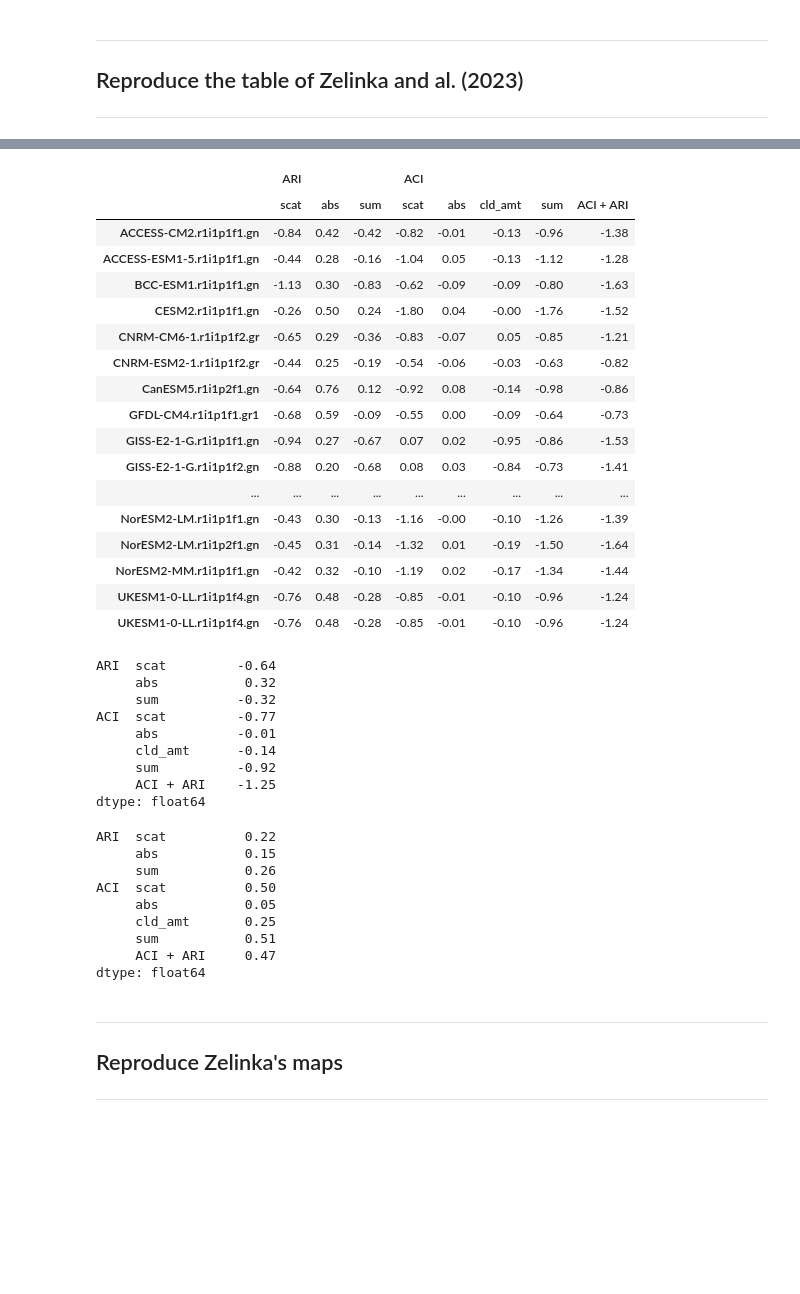
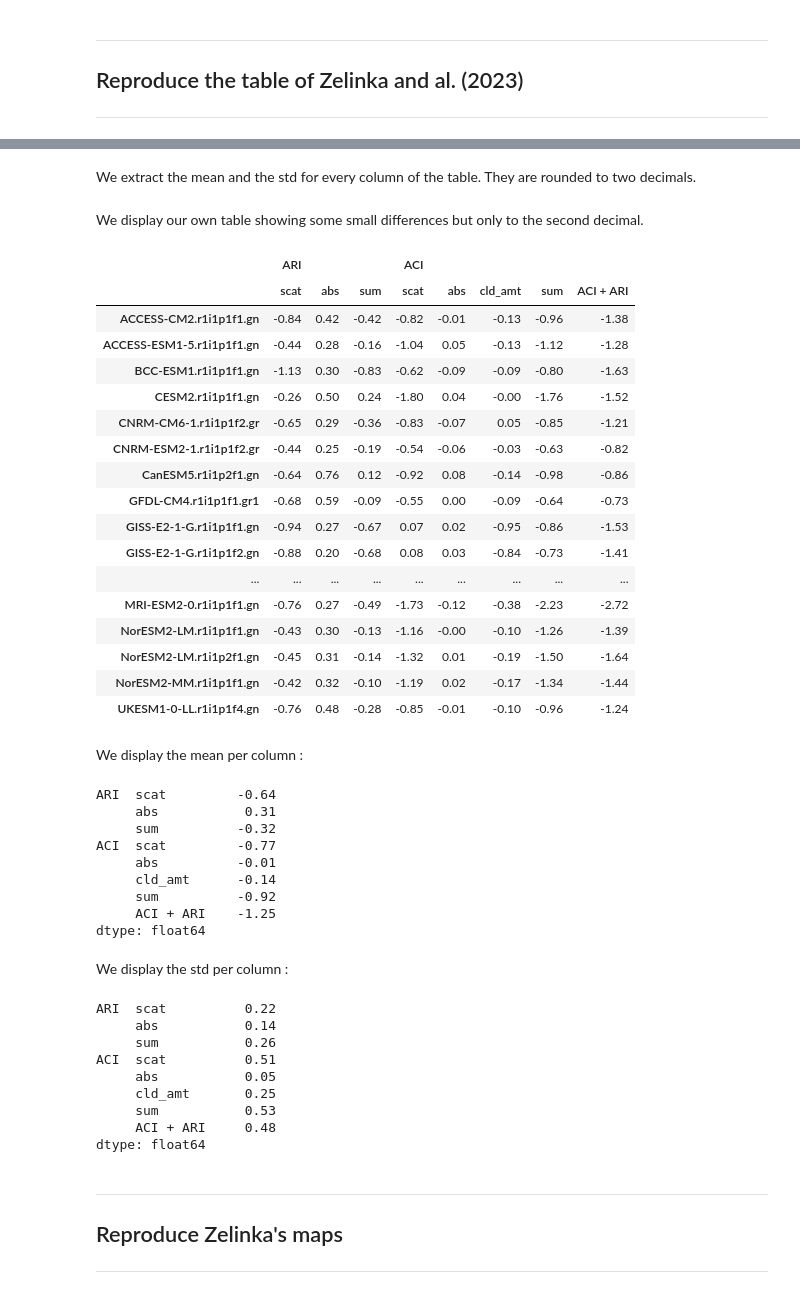
Before and after one commit to Regional-Modeling-LATMOS-IGE/CMIP6-Arctic-Aerosol-Analysis, a Jupyter notebook: demonstrate_reproducibility_of_zelinkas_results.ipynb, the cells around one changed output, grey strips where cells are left out. Saved outputs shown, nothing was run; the diff lists cells and outputs as text; code cells hidden in the pictures; blank space fills up the shorter version.

```diff
--- a/demonstrate_reproducibility_of_zelinkas_results.ipynb
+++ b/demonstrate_reproducibility_of_zelinkas_results.ipynb
@@ -419 +326,5 @@ for key in keys_aprp :
+# %%
+full_table = make_full_table(dataset_dictionary = dict_aprp_time_avg)
+# %% [markdown]
+We extract the mean and the std for every column of the table. They are rounded to two decimals.
 # %%
@@ -425,29 +338,33 @@ std = main_df.std(skipna = True)
-# %%
-main_df
-# %% [output]
-|  | ARI |  |  | ACI |  |  |  |  |
-|  | scat | abs | sum | scat | abs | cld_amt | sum | ACI + ARI |
-| ACCESS-CM2.r1i1p1f1.gn | -0.84 | 0.42 | -0.42 | -0.82 | -0.01 | -0.13 | -0.96 | -1.38 |
-| ACCESS-ESM1-5.r1i1p1f1.gn | -0.44 | 0.28 | -0.16 | -1.04 | 0.05 | -0.13 | -1.12 | -1.28 |
-| BCC-ESM1.r1i1p1f1.gn | -1.13 | 0.30 | -0.83 | -0.62 | -0.09 | -0.09 | -0.80 | -1.63 |
-| CESM2.r1i1p1f1.gn | -0.26 | 0.50 | 0.24 | -1.80 | 0.04 | -0.00 | -1.76 | -1.52 |
-| CNRM-CM6-1.r1i1p1f2.gr | -0.65 | 0.29 | -0.36 | -0.83 | -0.07 | 0.05 | -0.85 | -1.21 |
-| CNRM-ESM2-1.r1i1p1f2.gr | -0.44 | 0.25 | -0.19 | -0.54 | -0.06 | -0.03 | -0.63 | -0.82 |
-| CanESM5.r1i1p2f1.gn | -0.64 | 0.76 | 0.12 | -0.92 | 0.08 | -0.14 | -0.98 | -0.86 |
-| GFDL-CM4.r1i1p1f1.gr1 | -0.68 | 0.59 | -0.09 | -0.55 | 0.00 | -0.09 | -0.64 | -0.73 |
-| GISS-E2-1-G.r1i1p1f1.gn | -0.94 | 0.27 | -0.67 | 0.07 | 0.02 | -0.95 | -0.86 | -1.53 |
-| GISS-E2-1-G.r1i1p1f2.gn | -0.88 | 0.20 | -0.68 | 0.08 | 0.03 | -0.84 | -0.73 | -1.41 |
-| ... | ... | ... | ... | ... | ... | ... | ... | ... |
-| NorESM2-LM.r1i1p1f1.gn | -0.43 | 0.30 | -0.13 | -1.16 | -0.00 | -0.10 | -1.26 | -1.39 |
-| NorESM2-LM.r1i1p2f1.gn | -0.45 | 0.31 | -0.14 | -1.32 | 0.01 | -0.19 | -1.50 | -1.64 |
-| NorESM2-MM.r1i1p1f1.gn | -0.42 | 0.32 | -0.10 | -1.19 | 0.02 | -0.17 | -1.34 | -1.44 |
-| UKESM1-0-LL.r1i1p1f4.gn | -0.76 | 0.48 | -0.28 | -0.85 | -0.01 | -0.10 | -0.96 | -1.24 |
-| UKESM1-0-LL.r1i1p1f4.gn | -0.76 | 0.48 | -0.28 | -0.85 | -0.01 | -0.10 | -0.96 | -1.24 |
+# %% [markdown]
+We display our own table showing some small differences but only to the second decimal.
+# %%
+full_table
+# %% [output]
+|  | ARI |  |  | ACI |  |  |  |  |
+|  | scat | abs | sum | scat | abs | cld_amt | sum | ACI + ARI |
+| ACCESS-CM2.r1i1p1f1.gn | -0.84 | 0.42 | -0.42 | -0.82 | -0.01 | -0.13 | -0.96 | -1.38 |
+| ACCESS-ESM1-5.r1i1p1f1.gn | -0.44 | 0.28 | -0.16 | -1.04 | 0.05 | -0.13 | -1.12 | -1.28 |
+| BCC-ESM1.r1i1p1f1.gn | -1.13 | 0.30 | -0.83 | -0.62 | -0.09 | -0.09 | -0.80 | -1.63 |
+| CESM2.r1i1p1f1.gn | -0.26 | 0.50 | 0.24 | -1.80 | 0.04 | -0.00 | -1.76 | -1.52 |
+| CNRM-CM6-1.r1i1p1f2.gr | -0.65 | 0.29 | -0.36 | -0.83 | -0.07 | 0.05 | -0.85 | -1.21 |
+| CNRM-ESM2-1.r1i1p1f2.gr | -0.44 | 0.25 | -0.19 | -0.54 | -0.06 | -0.03 | -0.63 | -0.82 |
+| CanESM5.r1i1p2f1.gn | -0.64 | 0.76 | 0.12 | -0.92 | 0.08 | -0.14 | -0.98 | -0.86 |
+| GFDL-CM4.r1i1p1f1.gr1 | -0.68 | 0.59 | -0.09 | -0.55 | 0.00 | -0.09 | -0.64 | -0.73 |
+| GISS-E2-1-G.r1i1p1f1.gn | -0.94 | 0.27 | -0.67 | 0.07 | 0.02 | -0.95 | -0.86 | -1.53 |
+| GISS-E2-1-G.r1i1p1f2.gn | -0.88 | 0.20 | -0.68 | 0.08 | 0.03 | -0.84 | -0.73 | -1.41 |
+| ... | ... | ... | ... | ... | ... | ... | ... | ... |
+| MRI-ESM2-0.r1i1p1f1.gn | -0.76 | 0.27 | -0.49 | -1.73 | -0.12 | -0.38 | -2.23 | -2.72 |
+| NorESM2-LM.r1i1p1f1.gn | -0.43 | 0.30 | -0.13 | -1.16 | -0.00 | -0.10 | -1.26 | -1.39 |
+| NorESM2-LM.r1i1p2f1.gn | -0.45 | 0.31 | -0.14 | -1.32 | 0.01 | -0.19 | -1.50 | -1.64 |
+| NorESM2-MM.r1i1p1f1.gn | -0.42 | 0.32 | -0.10 | -1.19 | 0.02 | -0.17 | -1.34 | -1.44 |
+| UKESM1-0-LL.r1i1p1f4.gn | -0.76 | 0.48 | -0.28 | -0.85 | -0.01 | -0.10 | -0.96 | -1.24 |
+# %% [markdown]
+We display the mean per column :
 # %%
-mean.round(2)
+mean
 # %% [output]
 ARI  scat         -0.64
-     abs           0.32
+     abs           0.31
      sum          -0.32
 ACI  scat         -0.77
      abs          -0.01
@@ -455,17 +372,19 @@ ACI  scat         -0.77
      sum          -0.92
      ACI + ARI    -1.25
 dtype: float64
+# %% [markdown]
+We display the std per column :
 # %%
-std.round(2)
+std
 # %% [output]
 ARI  scat          0.22
-     abs           0.15
+     abs           0.14
      sum           0.26
-ACI  scat          0.50
+ACI  scat          0.51
      abs           0.05
      cld_amt       0.25
-     sum           0.51
-     ACI + ARI     0.47
+     sum           0.53
+     ACI + ARI     0.48
 dtype: float64
 # %% [markdown]
 ---
```
Also changed, not shown: parts of 31 cells of this notebook.
